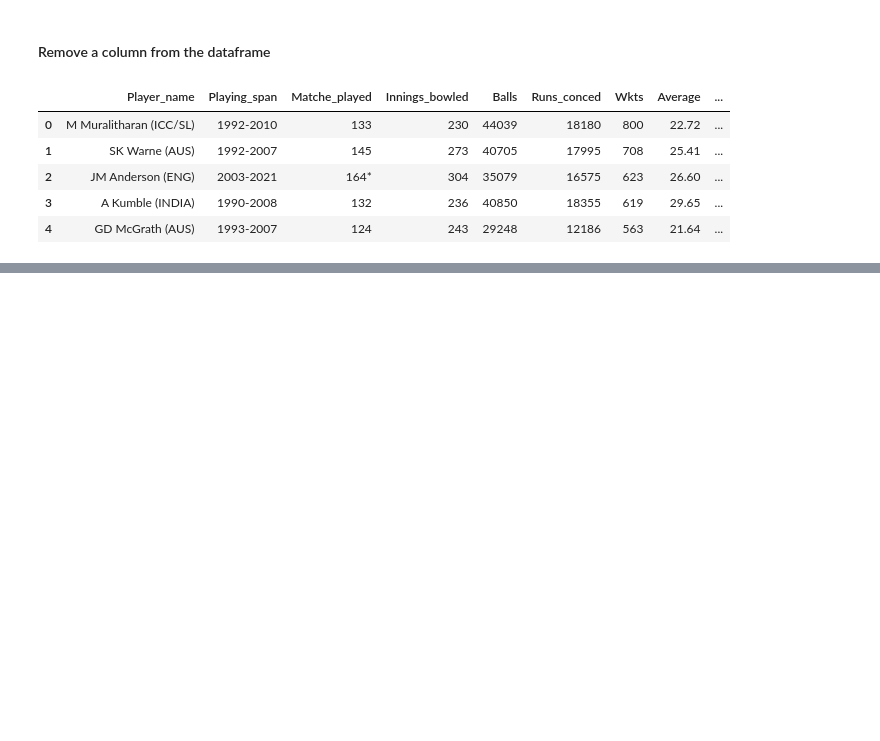
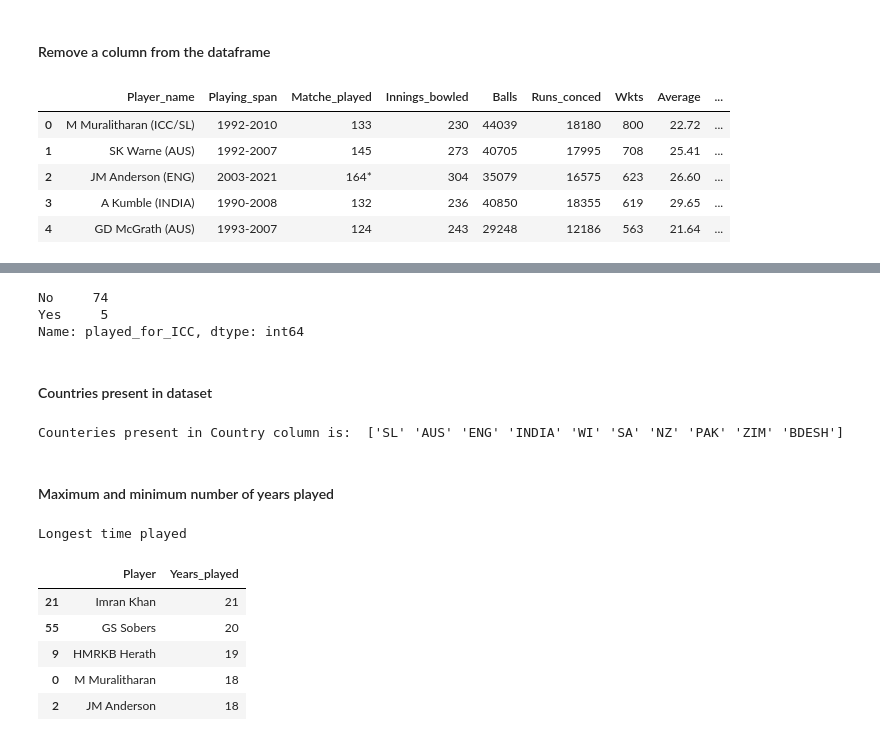
Before and after one commit to SanjidaP/test_bowlers_analysis, a Jupyter notebook: test_bowlers_analysis.ipynb, the cells around one changed output, grey strips where cells are left out. Drawn from its saved outputs; the diff is of its cells as text; code cells hidden in the pictures; blank space fills up the shorter version.

```diff
--- a/test_bowlers_analysis.ipynb
+++ b/test_bowlers_analysis.ipynb
@@ -127,0 +131,48 @@ df.head()
+# %%
+# splitting the 'Player' column to get the information about 'Country'
+df_player = df['Player_name'].str.split("(", expand=True)
+
+# concatinating 'Country' with the main dataframe
+df = pd.concat([df, df_player], axis=1)
+
+# dropping the 'Player' columns
+df = df.drop('Player_name', axis=1)
+
+# renaming the column names
+df = df.rename(columns={0: 'Player',
+                        1: 'Country'})
+
+# remove the ")" from the 'Country' column
+df['Country'] = df['Country'].str.replace(")", "", regex=False)
+
+# rearrange the columns
+new_col_sequence = ['Player', 'Country' , 'Playing_span', 'Matche_played', 'Innings_bowled', 'Balls', 'Runs_conced', 'Wkts',
+                    'Average', 'Economy_rate', 'Bowling_strike_rate', 'Five_wickets', 'Ten_wickets']
+df = df[new_col_sequence]
+
+
+#create a column based on a condition or function
+def icc_check(x):
+    if "ICC" in x:
+        return "Yes"
+    else:
+        return "No"
+
+
+df['played_for_ICC'] = df['Country'].apply(icc_check)
+
+df['played_for_ICC'].value_counts()
+# %% [output]
+No     74
+Yes     5
+Name: played_for_ICC, dtype: int64
+# %% [markdown]
+#### Countries present in dataset
+# %%
+df['Country'] = df['Country'].str.replace("ICC/", "")
+df['Country'] = df['Country'].str.replace("/ICC", "")
+print("Counteries present in Country column is: ",df['Country'].unique())
+# %% [output]
+Counteries present in Country column is:  ['SL' 'AUS' 'ENG' 'INDIA' 'WI' 'SA' 'NZ' 'PAK' 'ZIM' 'BDESH']
+# %% [markdown]
+#### Maximum and minimum number of years played
@@ -127,0 +200,11 @@ df.head()
+# %%
+print("Longest time played")
+df.sort_values(by="Years_played", ascending = False).head(5).iloc[:,[0,-1]]
+# %% [output]
+Longest time played
+|  | Player | Years_played |
+| 21 | Imran Khan | 21 |
+| 55 | GS Sobers | 20 |
+| 9 | HMRKB Herath | 19 |
+| 0 | M Muralitharan | 18 |
+| 2 | JM Anderson | 18 |
```
Also changed, not shown: parts of 17 cells of this notebook.
